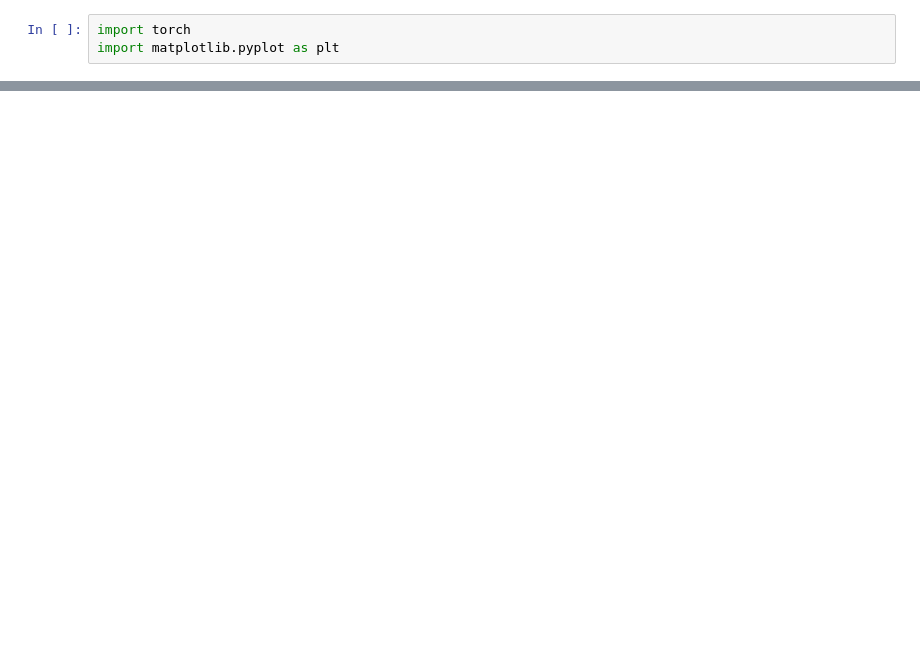
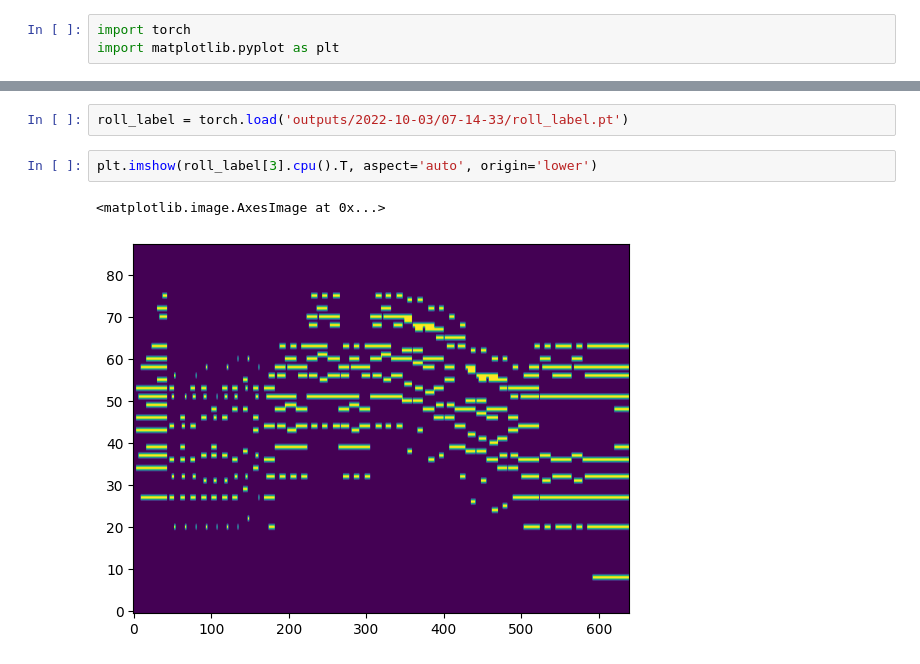
Before and after one commit to sony/DiffRoll, a Jupyter notebook: visualization_demo.ipynb, the cells around one changed output, grey strips where cells are left out. Saved outputs shown, nothing was run; the diff lists cells and outputs as text; blank space fills up the shorter version.

```diff
--- a/visualization_demo.ipynb
+++ b/visualization_demo.ipynb
@@ -10,0 +11,7 @@ plt.imshow(noise_list[-1][0][3][0].T, aspect='auto', origin='lower')
+# %%
+roll_label = torch.load('outputs/2022-10-03/07-14-33/roll_label.pt')
+# %%
+plt.imshow(roll_label[3].cpu().T, aspect='auto', origin='lower')
+# %% [output]
+<matplotlib.image.AxesImage at 0x...>
+[figure, added]
```
Also changed, not shown: parts of 2 cells of this notebook, 19 other files.
